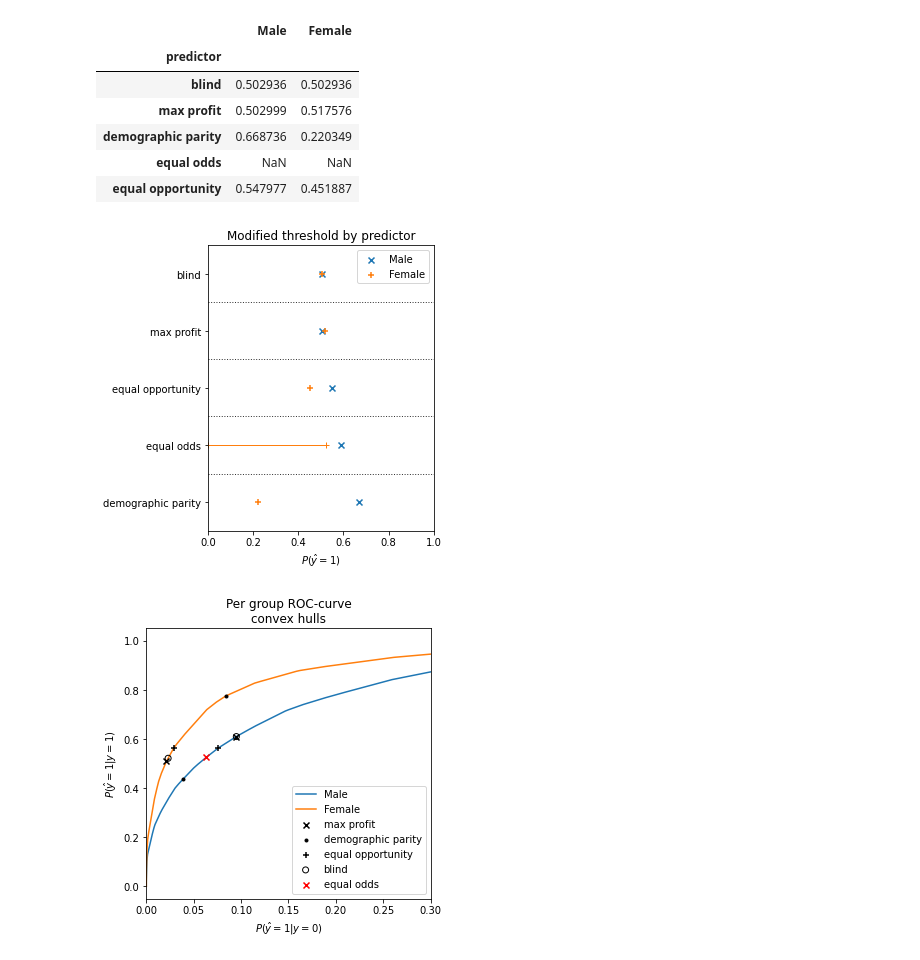
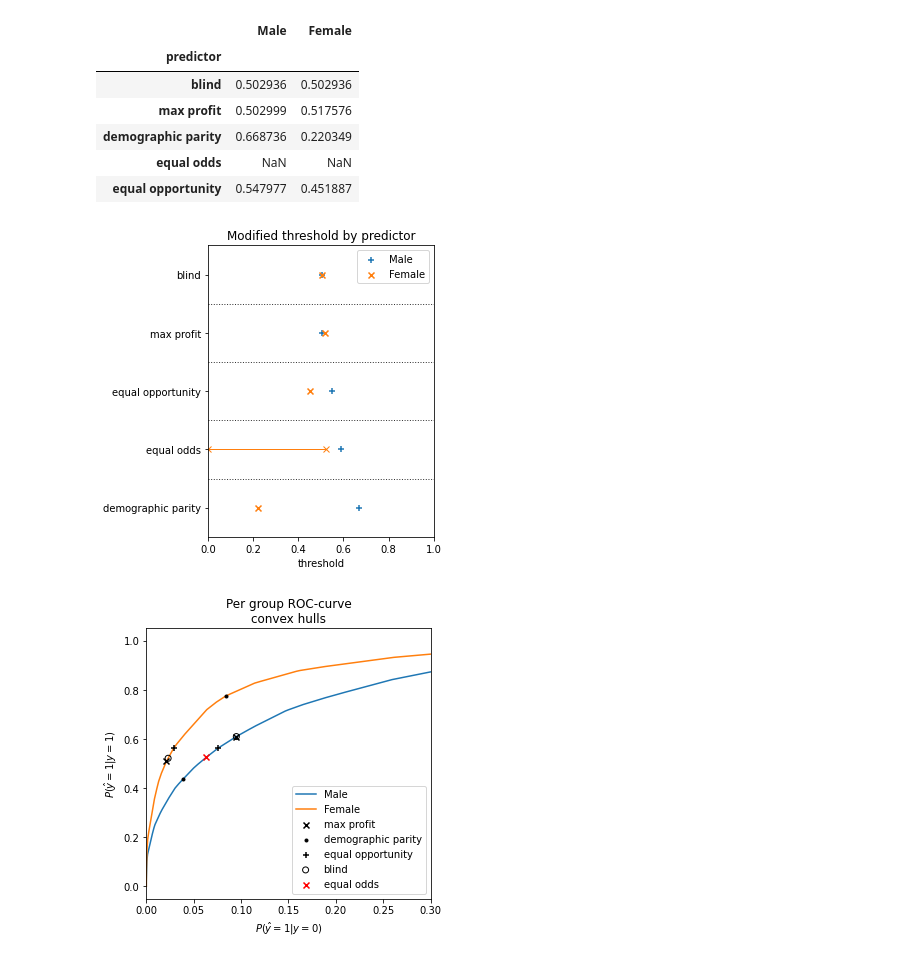
Before and after one commit to leevironty/stat-ml-project, a Jupyter notebook: main.ipynb, the cells around one changed output. Cells and saved outputs as stored; diff of their text form; code cells hidden in the pictures.

```diff
--- a/main.ipynb
+++ b/main.ipynb
@@ -224,25 +224,25 @@ female_eodd_th = intersection_threshold(curves[1], *eodd)
 # %%
 t = thresholds.copy()
 # t.loc['equal odds'] = None
 t = t.reindex(['blind', 'max profit', 'equal opportunity', 'equal odds', 'demographic parity']).iloc[::-1, :]
 t.loc['equal odds', 'Male'] = male_eodd_th
 n_rows = t.shape[0]
 fig, ax = plt.subplots(figsize=(5, 5))
-ax.scatter(x=t['Male'], y=t.index, label='Male', marker='x')
-f = ax.scatter(x=t['Female'], y=t.index, label='Female', marker='+')
-ax.plot([0, female_eodd_th], [t.index.get_loc('equal odds'), t.index.get_loc('equal odds')], color='tab:orange', marker='+', linewidth=1)
+ax.scatter(x=t['Male'], y=t.index, label='Male', marker='+')
+f = ax.scatter(x=t['Female'], y=t.index, label='Female', marker='x')
+ax.plot([0, female_eodd_th], [t.index.get_loc('equal odds'), t.index.get_loc('equal odds')], color='tab:orange', marker='x', linewidth=1)
 # f.set_offsets((10, 10))
 ax.legend()
 ax.set_xlim(0, 1)
 for i in range(n_rows - 1):
     ax.axhline(y=0.5 + i, linestyle=':', c='#333', linewidth=1)
 ax.set_ylim(-0.5, 0.5 + n_rows - 1)
-ax.set_xlabel('$P(\hat{y}=1)$')
+ax.set_xlabel('threshold')
 ax.set_title('Modified threshold by predictor')
 fig.tight_layout()
 fig.savefig('thresholds.png', dpi=300)
 # %% [output]
-[figure, old version]
+[figure, new version]
 # %%
 fig, ax = plt.subplots(figsize=(5, 5))
 for curve in curves:
```
Also changed, not shown: parts of 30 cells of this notebook, 3 other files.
